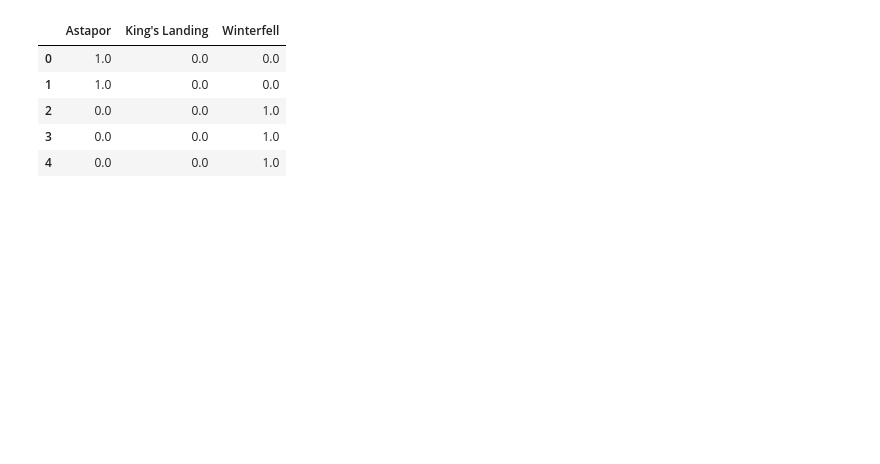
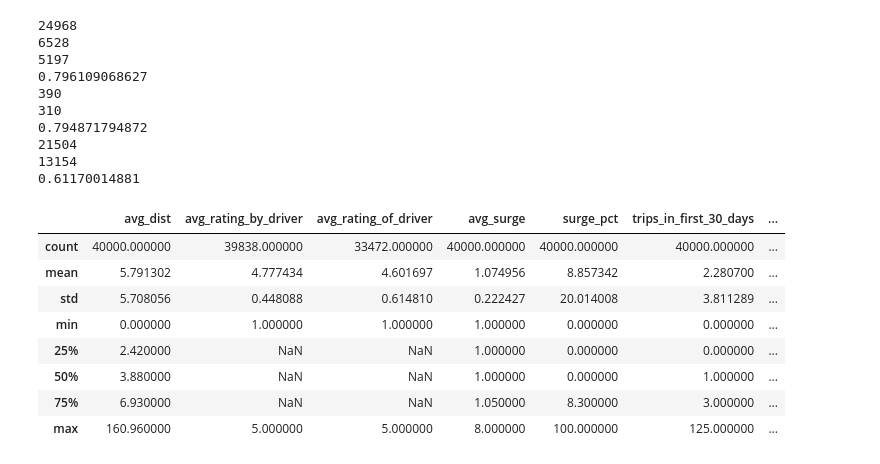
Before and after one commit to haowei772/Churn_prediction_case_study, a Jupyter notebook: Churn_prediction.ipynb, the cells around one changed output. Drawn from its saved outputs; the diff is of its cells as text; code cells hidden in the pictures; blank space fills up the shorter version.

Commit message:
add rating_cat

```diff
--- a/Churn_prediction.ipynb
+++ b/Churn_prediction.ipynb
@@ -34,28 +41,70 @@ fullData.head(50)
 # %%
 def crossVal(x_train, y_train, model, fold =5 ):
     #x_train, y_train should be numpy arrary
     # modle is a test modle, e.g., #sklearn.linear_model.LinearRegression()
     kf = sklearn.cross_validation.KFold(len(x_train), fold)
     mses = []
     for train_ind, test_ind in kf:
         train_x = x_train[train_ind]
         train_y = y_train[train_ind]
         test_x = x_train[test_ind] # for the current q, we only use x_train for KFold
         test_y = y_train[test_ind]
 
         md = model.fit(train_x, train_y)#sklearn.linear_model.LinearRegression().fit(train_x, train_y)
         y_hat = md.predict(test_x)
         mse = sklearn.metrics.mean_squared_error(test_y, y_hat)
         mses.append(mse)
     return np.mean(mses)
 
 fullData['city'].unique()
 df_city = pd.get_dummies(fullData['city'])
 df_city.head()
+df_phone = pd.get_dummies(fullData['phone'])
+df_phone.head()
+df_with_dummies = fullData
+df_list = [df_phone,df_city,fullData]
+df = pd.concat(df_list,axis =1)
+
+
+df0 = fullData[fullData['churn'] ==1]
+df1 = fullData[fullData['avg_rating_of_driver'].isnull()]
+df2 = df1[df1.churn == 1]
+print df0.shape[0]
+print df1.shape[0]
+print df2.shape[0]
+print df2.shape[0]/float(df1.shape[0])
+
+df3 = fullData[fullData['avg_rating_of_driver'] < 0.5*fullData['avg_rating_of_driver'].mean()]
+df4 = df3[df3.churn == 1]
+
+df5 = fullData[fullData['avg_rating_of_driver'] >= fullData['avg_rating_of_driver'].mean()]
+df6 = df5[df5.churn == 1]
+
+print df3.shape[0]
+print df4.shape[0]
+print df4.shape[0]/float(df3.shape[0])
+
+print df5.shape[0]
+print df6.shape[0]
+print df6.shape[0]/float(df5.shape[0])
+fullData.describe()
 # %% [output]
+24968
+6528
+5197
+0.796109068627
+390
+310
+0.794871794872
+21504
+13154
+0.61170014881
-|  | Astapor | King's Landing | Winterfell |
-| 0 | 1.0 | 0.0 | 0.0 |
-| 1 | 1.0 | 0.0 | 0.0 |
-| 2 | 0.0 | 0.0 | 1.0 |
-| 3 | 0.0 | 0.0 | 1.0 |
-| 4 | 0.0 | 0.0 | 1.0 |
+|  | avg_dist | avg_rating_by_driver | avg_rating_of_driver | avg_surge | surge_pct | trips_in_first_30_days | ... |
+| count | 40000.000000 | 39838.000000 | 33472.000000 | 40000.000000 | 40000.000000 | 40000.000000 | ... |
+| mean | 5.791302 | 4.777434 | 4.601697 | 1.074956 | 8.857342 | 2.280700 | ... |
+| std | 5.708056 | 0.448088 | 0.614810 | 0.222427 | 20.014008 | 3.811289 | ... |
+| min | 0.000000 | 1.000000 | 1.000000 | 1.000000 | 0.000000 | 0.000000 | ... |
+| 25% | 2.420000 | NaN | NaN | 1.000000 | 0.000000 | 0.000000 | ... |
+| 50% | 3.880000 | NaN | NaN | 1.000000 | 0.000000 | 1.000000 | ... |
+| 75% | 6.930000 | NaN | NaN | 1.050000 | 8.300000 | 3.000000 | ... |
+| max | 160.960000 | 5.000000 | 5.000000 | 8.000000 | 100.000000 | 125.000000 | ... |
```
Also changed, not shown: parts of 2 cells of this notebook.
